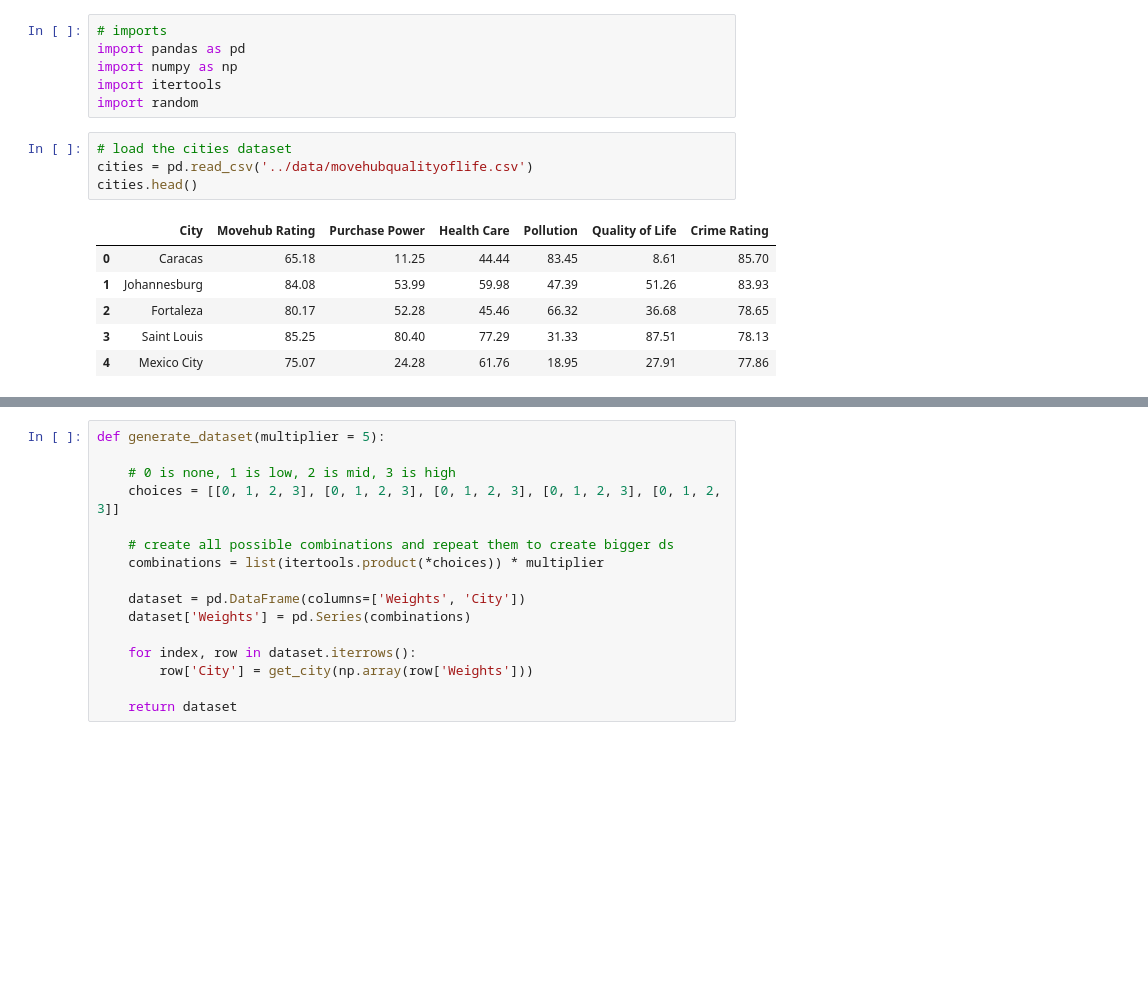
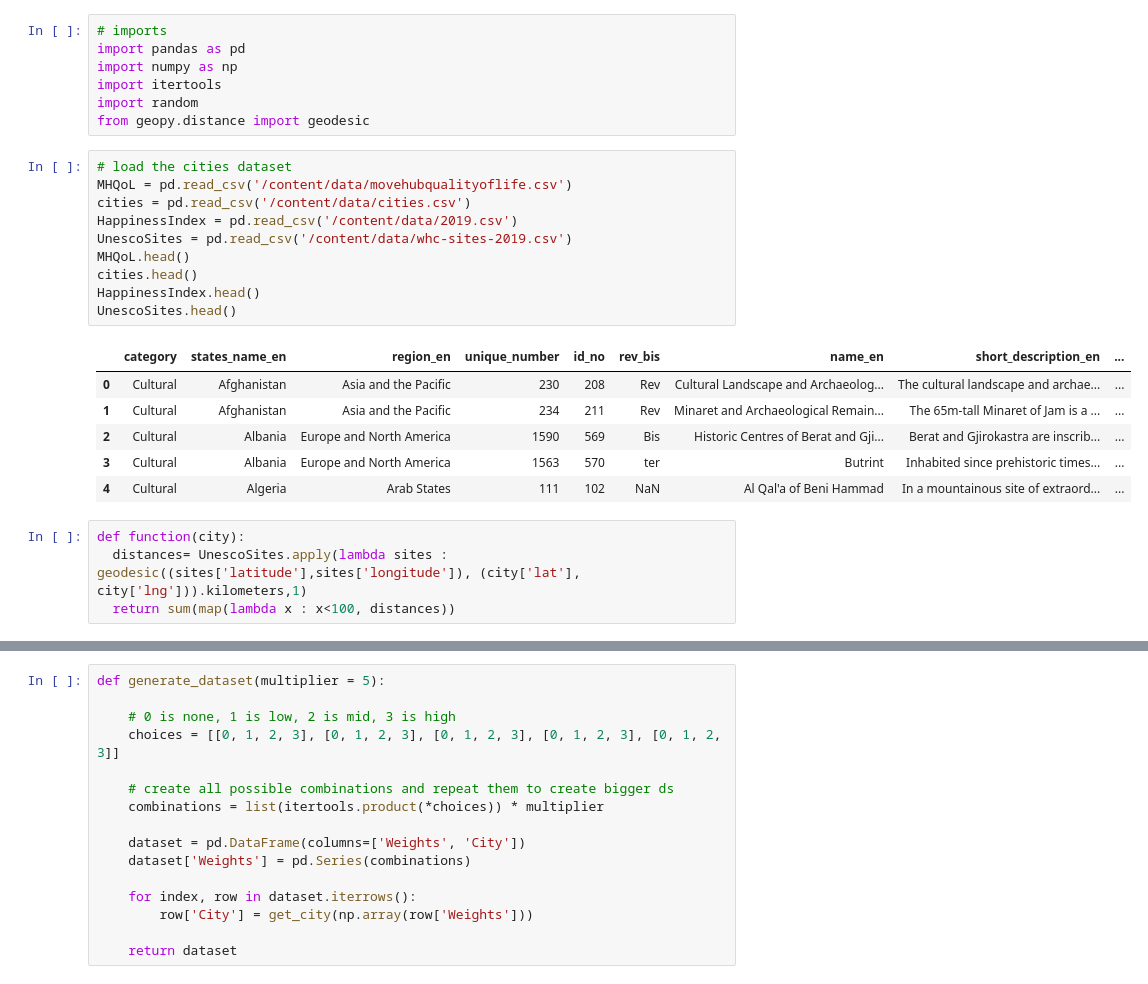
Before and after one commit to calvincbzhang/city-search-tool, a Jupyter notebook: notebooks/generate_datasets.ipynb, the cells around one changed output, grey strips where cells are left out. Saved outputs shown, nothing was run; the diff lists cells and outputs as text; blank space fills up the shorter version.

```diff
--- a/notebooks/generate_datasets.ipynb
+++ b/notebooks/generate_datasets.ipynb
@@ -4,14 +4,25 @@ import pandas as pd
 import numpy as np
 import itertools
 import random
+from geopy.distance import geodesic
-# %%
-# load the cities dataset
-cities = pd.read_csv('../data/movehubqualityoflife.csv')
-cities.head()
-# %% [output]
-|  | City | Movehub Rating | Purchase Power | Health Care | Pollution | Quality of Life | Crime Rating |
-| 0 | Caracas | 65.18 | 11.25 | 44.44 | 83.45 | 8.61 | 85.70 |
-| 1 | Johannesburg | 84.08 | 53.99 | 59.98 | 47.39 | 51.26 | 83.93 |
-| 2 | Fortaleza | 80.17 | 52.28 | 45.46 | 66.32 | 36.68 | 78.65 |
-| 3 | Saint Louis | 85.25 | 80.40 | 77.29 | 31.33 | 87.51 | 78.13 |
-| 4 | Mexico City | 75.07 | 24.28 | 61.76 | 18.95 | 27.91 | 77.86 |
+# %%
+# load the cities dataset
+MHQoL = pd.read_csv('/content/data/movehubqualityoflife.csv')
+cities = pd.read_csv('/content/data/cities.csv')
+HappinessIndex = pd.read_csv('/content/data/2019.csv')
+UnescoSites = pd.read_csv('/content/data/whc-sites-2019.csv')
+MHQoL.head()
+cities.head()
+HappinessIndex.head()
+UnescoSites.head()
+# %% [output]
+|  | category | states_name_en | region_en | unique_number | id_no | rev_bis | name_en | short_description_en | ... |
+| 0 | Cultural | Afghanistan | Asia and the Pacific | 230 | 208 | Rev | Cultural Landscape and Archaeolog... | The cultural landscape and archae... | ... |
+| 1 | Cultural | Afghanistan | Asia and the Pacific | 234 | 211 | Rev | Minaret and Archaeological Remain... | The 65m-tall Minaret of Jam is a ... | ... |
+| 2 | Cultural | Albania | Europe and North America | 1590 | 569 | Bis | Historic Centres of Berat and Gji... | Berat and Gjirokastra are inscrib... | ... |
+| 3 | Cultural | Albania | Europe and North America | 1563 | 570 | ter | Butrint | Inhabited since prehistoric times... | ... |
+| 4 | Cultural | Algeria | Arab States | 111 | 102 | NaN | Al Qal'a of Beni Hammad | In a mountainous site of extraord... | ... |
+# %%
+def function(city):
+  distances= UnescoSites.apply(lambda sites : geodesic((sites['latitude'],sites['longitude']), (city['lat'], city['lng'])).kilometers,1)
+  return sum(map(lambda x : x<100, distances))
```
Also changed, not shown: parts of 3 cells of this notebook.
